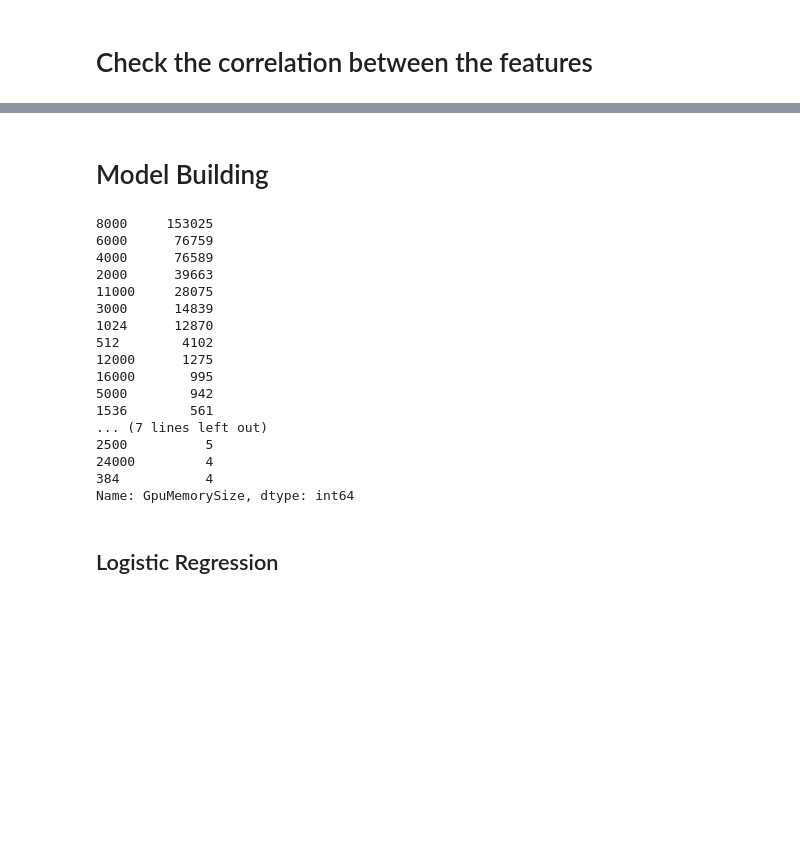
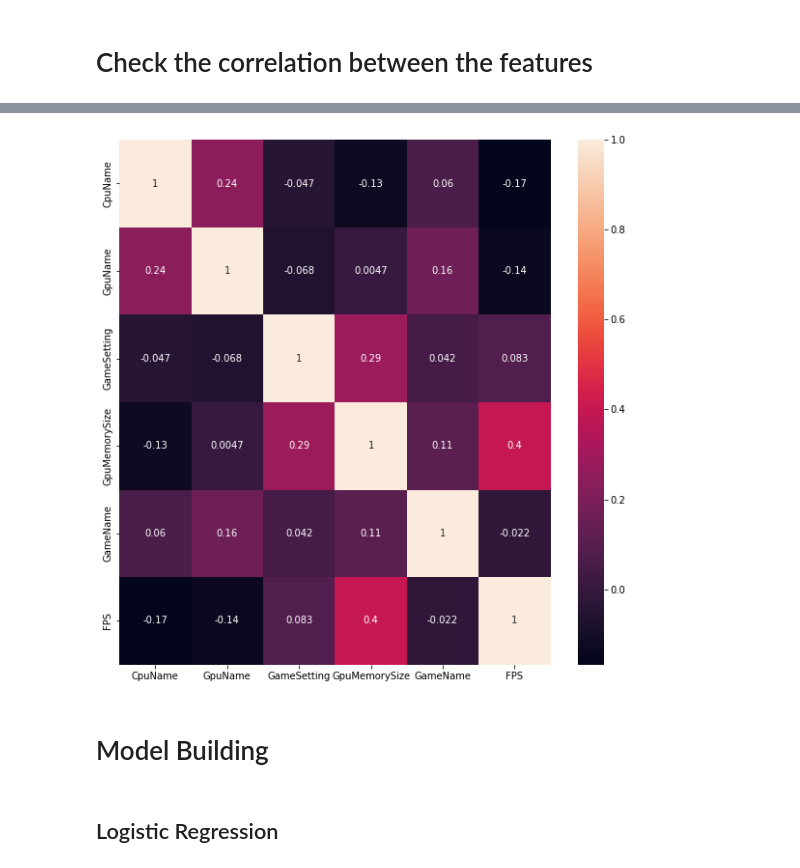
Before and after one commit to TheAidenTv/CS-4403-Project, a Jupyter notebook: CS_4403_Project.ipynb, the cells around one changed output, grey strips where cells are left out. Cells and saved outputs as stored; diff of their text form; code cells hidden in the pictures; blank space fills up the shorter version.

```diff
--- a/CS_4403_Project.ipynb
+++ b/CS_4403_Project.ipynb
@@ -368,3 +412,10 @@ sns.heatmap(df.corr(),annot=True)
+# %%
+# Correlation Matrix with Only Model Features
+plt.figure(figsize=(10,10))
+sns.heatmap(df[['CpuName', 'GpuName', 'GameSetting', 'GpuMemorySize', 'GameName', 'FPS']].corr(), annot=True)
+plt.show()
+# %% [output]
+[figure, added]
 # %% [markdown]
 # Model Building
 # %%
@@ -378,26 +429,6 @@ y = df['FPS']
 # x = df[['CpuName', 'GpuName', 'GpuMemorySize', 'GameSetting', 'GameResolution']] # Accuracy is
 
 x = df[['CpuName', 'GpuName', 'GameSetting', 'GpuMemorySize', 'GameName']]
-# %%
-df['GpuMemorySize'].value_counts()
-# %% [output]
-8000     153025
-6000      76759
-4000      76589
-2000      39663
-11000     28075
-3000      14839
-1024      12870
-512        4102
-12000      1275
-16000       995
-5000        942
-1536        561
-... (7 lines left out)
-2500          5
-24000         4
-384           4
-Name: GpuMemorySize, dtype: int64
 # %% [markdown]
 ## Logistic Regression
 # %%
```
Also changed, not shown: parts of 29 cells of this notebook.
